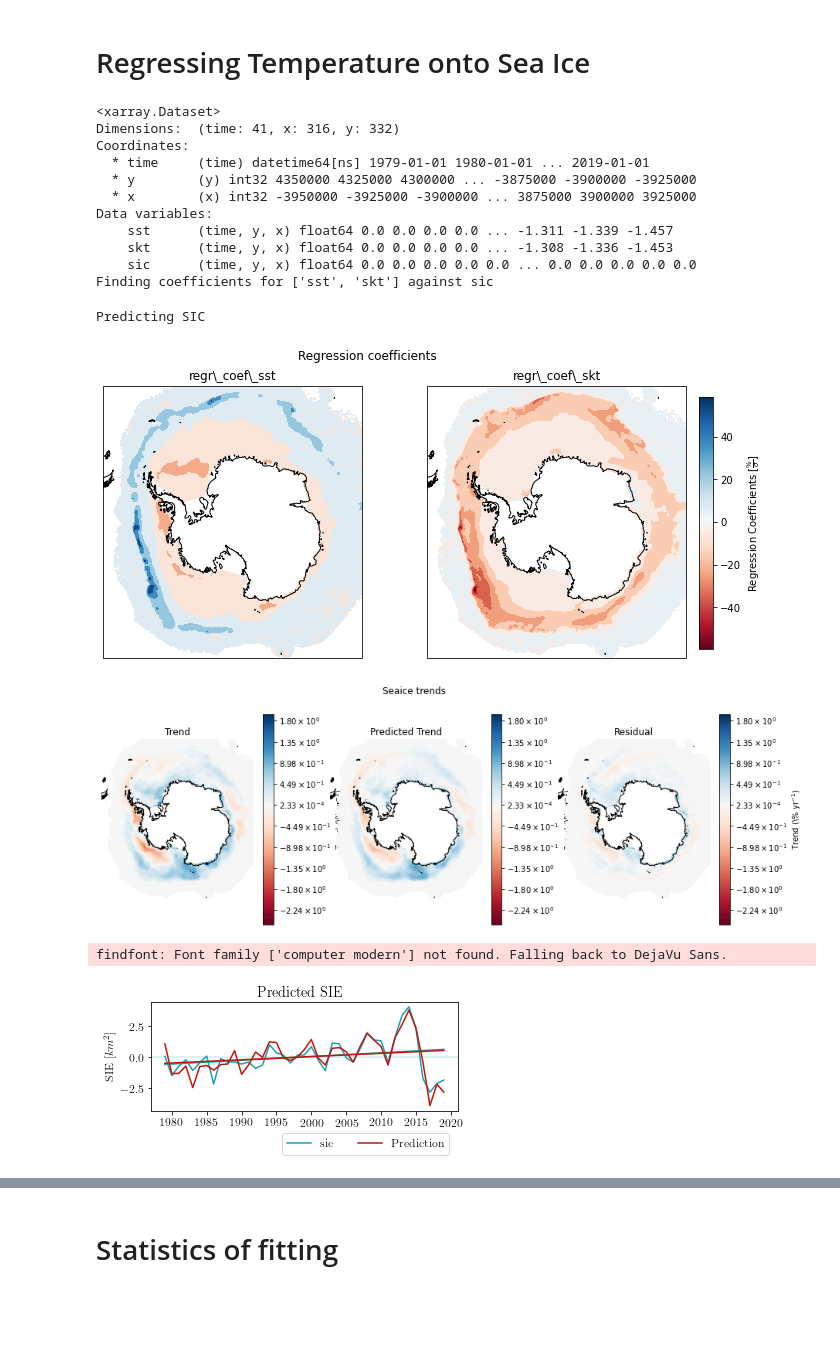
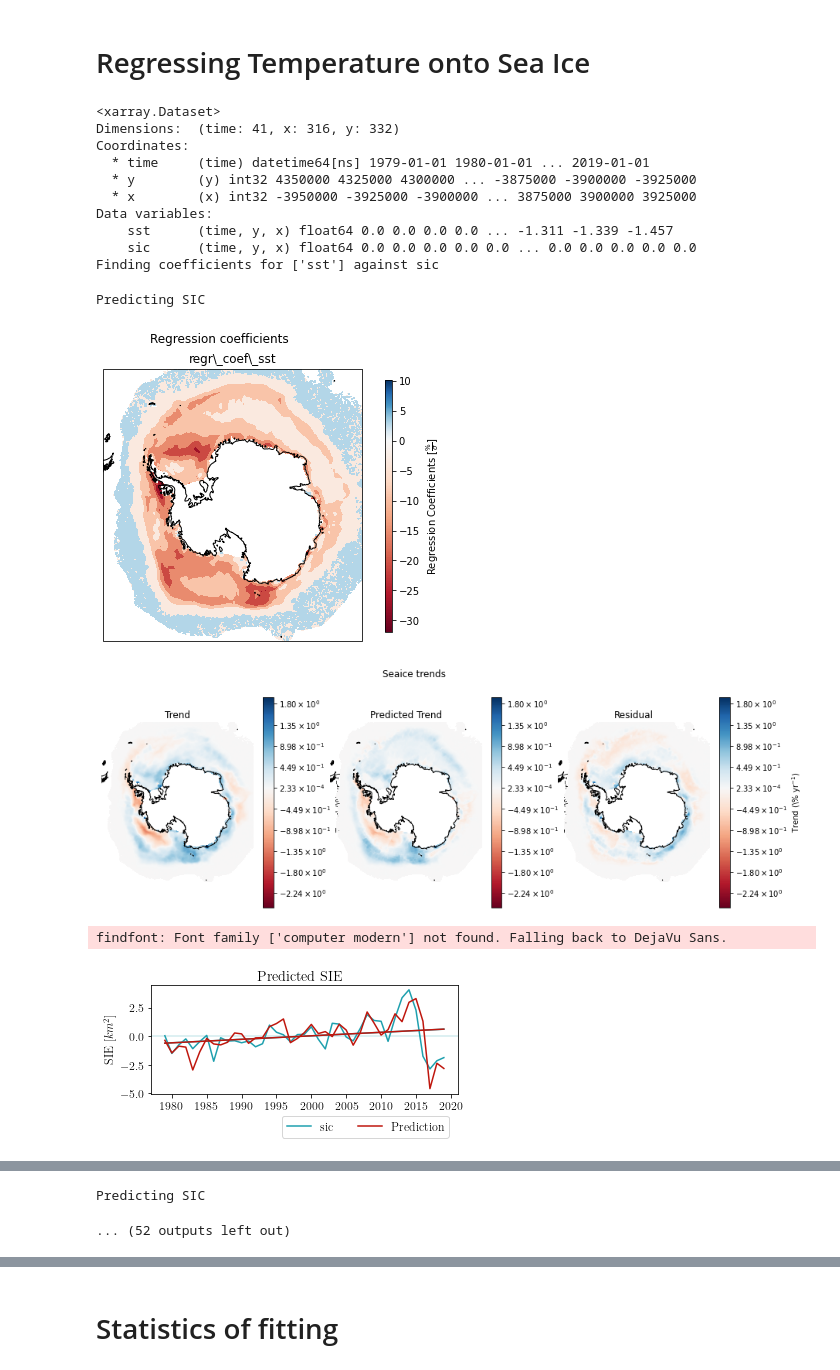
Before and after one commit to hjelleyman/Antarctica-M.2, a Jupyter notebook: Week 6.ipynb, the cells around one changed output, grey strips where cells are left out. Drawn from its saved outputs; the diff is of its cells as text; code cells hidden in the pictures; blank space fills up the shorter version.

```diff
--- a/Week 6.ipynb
+++ b/Week 6.ipynb
@@ -154,40 +154,42 @@ correlation_matrix
 # %% [markdown]
 # Regressing Temperature onto Sea Ice
 # %%
-files = glob.glob('processed_data/*')
-files = [f for f in files if '_' not in f.split('\\')[1]]
-ds = xr.open_mfdataset(files, parallel=True, compat='override')
+for ind in [['sst'],['skt'],['t2m'],
+            ['sst','t2m'], ['t2m','skt'], ['skt','sst'],
+            ['sst', 't2m','skt']]:
+    files = glob.glob('processed_data/*')
+    files = [f for f in files if '_' not in f.split('\\')[1]]
+    ds = xr.open_mfdataset(files, parallel=True, compat='override')
 
-dependant = 'sic'
-independant = ['sst', 'skt']
-ds = ds[independant + [dependant]]
+    dependant = 'sic'
+    independant = ind
+    ds = ds[independant + [dependant]]
 
-ds = ds.sel(time=slice('1979-01-01','2019-12-31'))
-ds = (ds
-      .pipe(w5.find_anomalies)
-      .pipe(w5.yearly_average)
-      .pipe(w5.normalise_indepenant, dependant='sic')
-     ).compute()
+    ds = ds.sel(time=slice('1979-01-01','2019-12-31'))
+    ds = (ds
+          .pipe(w5.find_anomalies)
+          .pipe(w5.yearly_average)
+          .pipe(w5.normalise_indepenant, dependant='sic')
+         ).compute()
 
-print(ds)
+    print(ds)
 
-regression_results = w4.multiple_fast_regression(ds, dependant, independant)
-w5.plotting(regression_results, dependant, independant, folder='week6')
-w5.more_plotting(regression_results, dependant, independant, folder='week6')
+    regression_results = w5.multiple_fast_regression(ds, dependant, independant)
+    w5.plotting(regression_results, dependant, independant, folder='week6')
+    w5.more_plotting(regression_results, dependant, independant, folder='week6')
 # %% [output]
 <xarray.Dataset>
 Dimensions:  (time: 41, x: 316, y: 332)
 Coordinates:
   * time     (time) datetime64[ns] 1979-01-01 1980-01-01 ... 2019-01-01
   * y        (y) int32 4350000 4325000 4300000 ... -3875000 -3900000 -3925000
   * x        (x) int32 -3950000 -3925000 -3900000 ... 3875000 3900000 3925000
 Data variables:
     sst      (time, y, x) float64 0.0 0.0 0.0 0.0 ... -1.311 -1.339 -1.457
-    skt      (time, y, x) float64 0.0 0.0 0.0 0.0 ... -1.308 -1.336 -1.453
     sic      (time, y, x) float64 0.0 0.0 0.0 0.0 0.0 ... 0.0 0.0 0.0 0.0 0.0
-Finding coefficients for ['sst', 'skt'] against sic
+Finding coefficients for ['sst'] against sic
 Predicting SIC
-[figure, old version]
+[figure, new version]
-[figure, old version]
+[figure, new version]
 findfont: Font family ['computer modern'] not found. Falling back to DejaVu Sans.
-[figure, old version]
+[figure, new version]
@@ -197,0 +210,2 @@ findfont: Font family ['computer modern'] not found. Falling back to DejaVu Sans
+Predicting SIC
+... (52 outputs left out)
```
Also changed, not shown: parts of 5 cells of this notebook, 1 other file.
